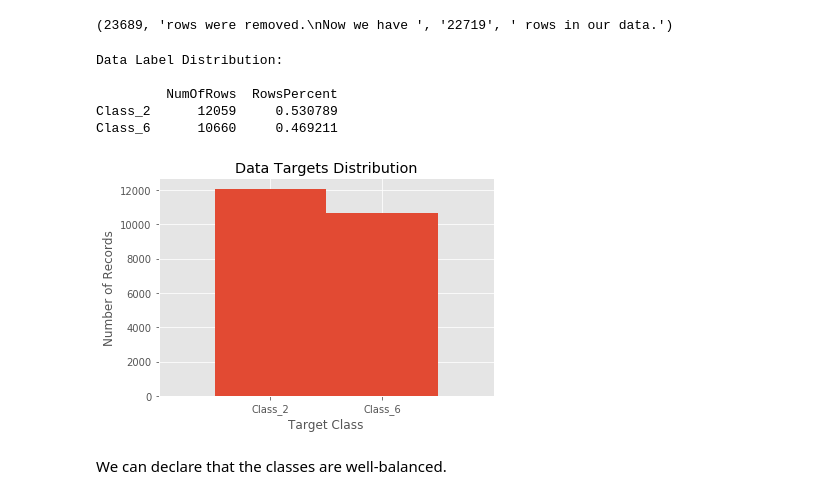
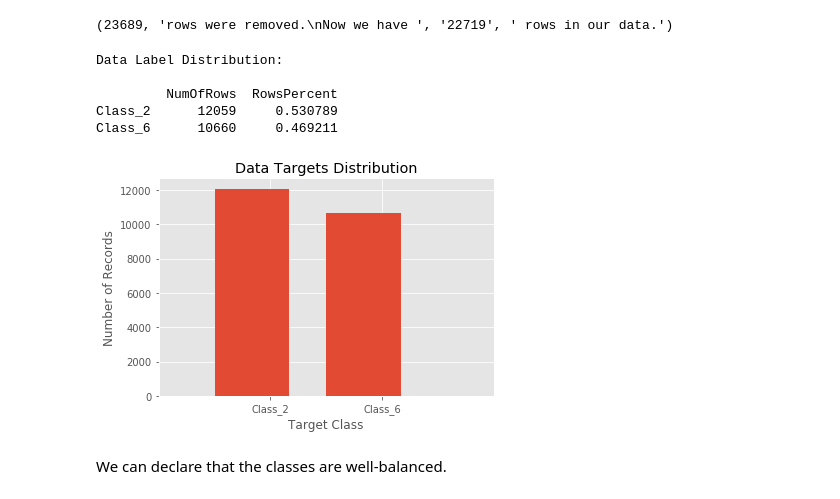
Before and after one commit to tyanay/Data-mining-project, a Jupyter notebook: Data mining project.ipynb, the cells around one changed output. Cells and saved outputs as stored; diff of their text form; code cells hidden in the pictures.

```diff
--- a/Data mining project.ipynb
+++ b/Data mining project.ipynb
@@ -52,23 +53,23 @@ print (old_row_num - row_num, "rows were removed.\nNow we have ", str(df.shape[0
 # %%
 print('Data Label Distribution:\n')
 classes_dist = pd.concat([pd.DataFrame(df.target.value_counts()), pd.DataFrame(df.target.value_counts())["target"] / df.shape[0]], axis = 1)
 classes_dist.columns = ["NumOfRows" , "RowsPercent"]
 print (classes_dist)
 
-df.target.hist(bins=np.arange(3) - 0.5, width=1)
+df.target.hist(bins=np.arange(3) - 0.5, width=1/1.5)
 plt.xticks(range(2))
 plt.xlim([-1, 2])
 plt.title('Data Targets Distribution')
 plt.xlabel('Target Class')
 plt.ylabel('Number of Records')
 plt.show()
 # %% [output]
 Data Label Distribution:
 
          NumOfRows  RowsPercent
 Class_2      12059     0.530789
 Class_6      10660     0.469211
-[figure, old version]
+[figure, new version]
 # %% [markdown]
 We can declare that the classes are well-balanced.
 # %% [markdown]
```
Also changed, not shown: parts of 19 cells of this notebook, 5 other files.
